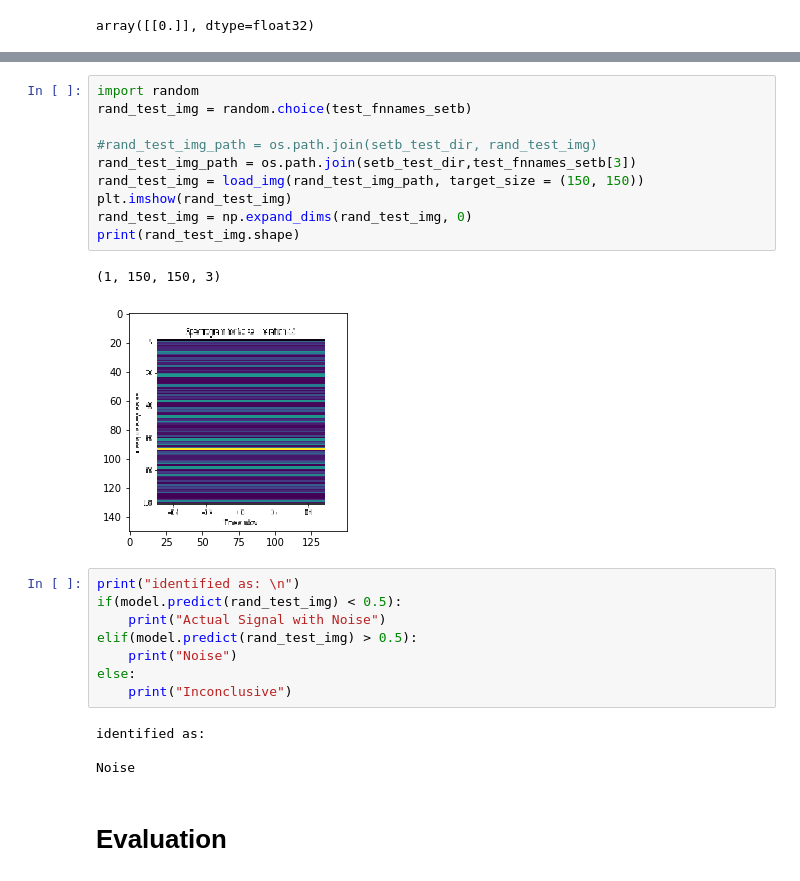
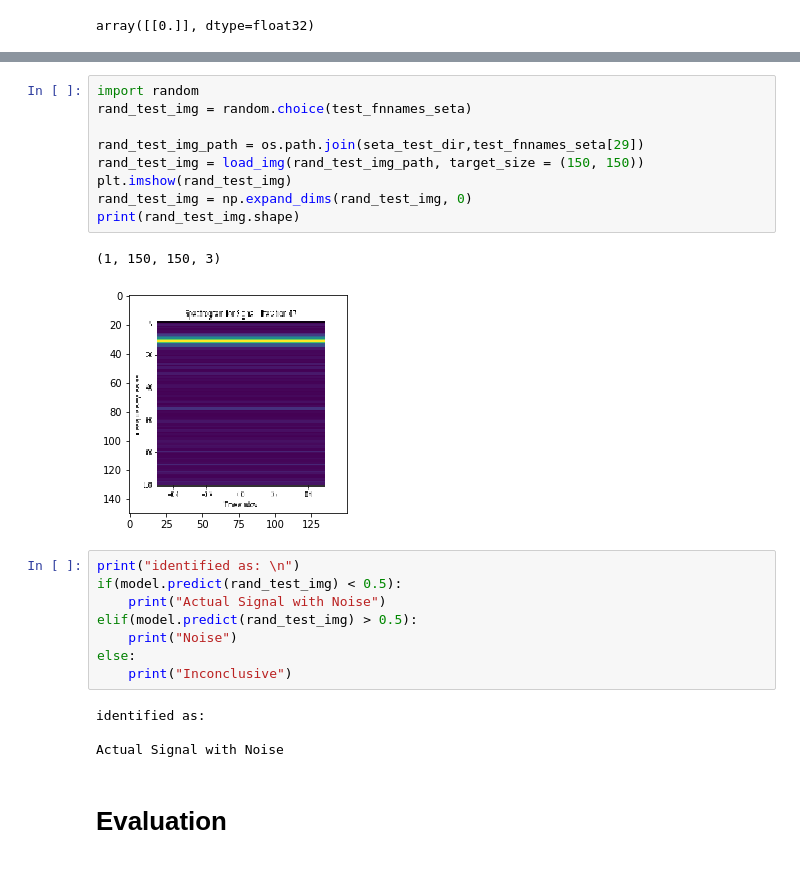
Before and after one commit to SGRGit/gwOsc, a Jupyter notebook: ClassifiySignalsOnCNN_Iteration2.ipynb, the cells around one changed output, grey strips where cells are left out. Drawn from its saved outputs; the diff is of its cells as text.

```diff
--- a/ClassifiySignalsOnCNN_Iteration2.ipynb
+++ b/ClassifiySignalsOnCNN_Iteration2.ipynb
@@ -415,16 +414,15 @@ Percentage : 88.0
 # %%
 import random
-rand_test_img = random.choice(test_fnnames_setb)
+rand_test_img = random.choice(test_fnnames_seta)
 
-#rand_test_img_path = os.path.join(setb_test_dir, rand_test_img)
-rand_test_img_path = os.path.join(setb_test_dir,test_fnnames_setb[3])
+rand_test_img_path = os.path.join(seta_test_dir,test_fnnames_seta[29])
 rand_test_img = load_img(rand_test_img_path, target_size = (150, 150))
 plt.imshow(rand_test_img)
 rand_test_img = np.expand_dims(rand_test_img, 0)
 print(rand_test_img.shape)
 # %% [output]
 (1, 150, 150, 3)
-[figure, old version]
+[figure, new version]
 # %%
 print("identified as: \n")
 if(model.predict(rand_test_img) < 0.5):
@@ -436,7 +434,7 @@ else:
 # %% [output]
 identified as:
 
-Noise
+Actual Signal with Noise
 # %% [markdown]
 # Evaluation
 # %%
```
Also changed, not shown: parts of 14 cells of this notebook.
